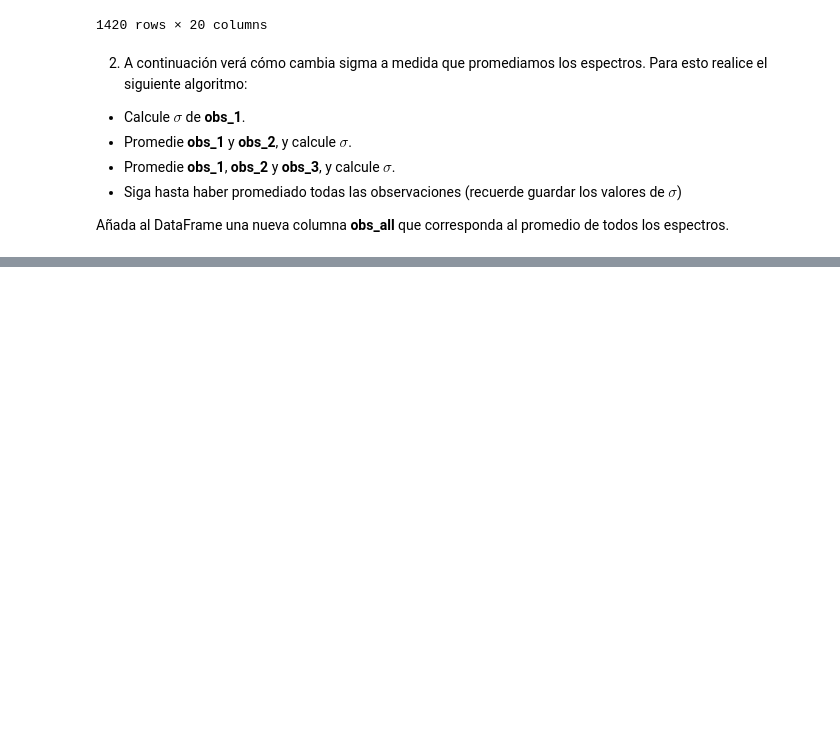
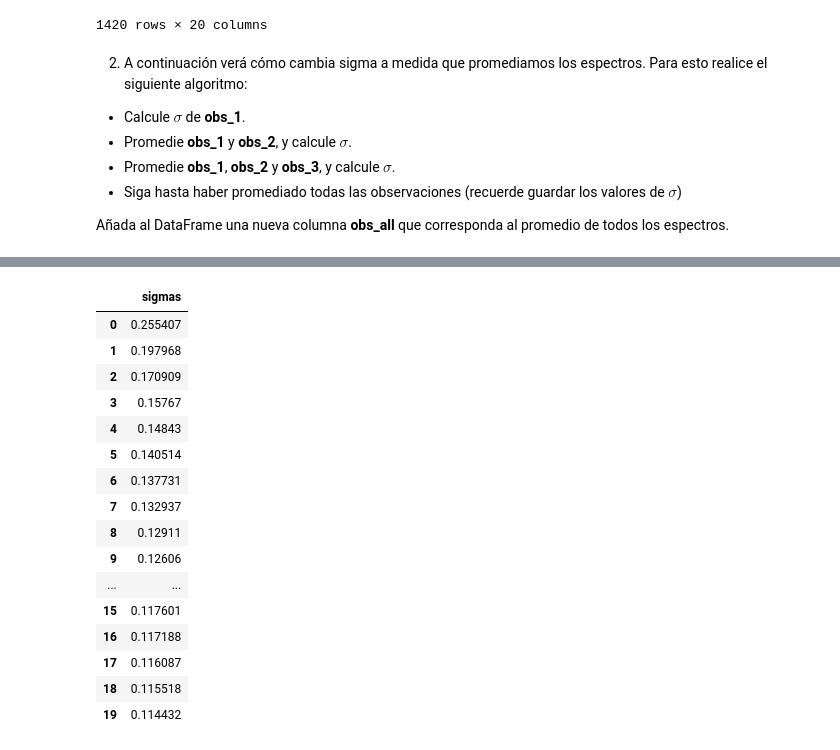
Before and after one commit to Cristobal-Gomez/Tarea-2, a Jupyter notebook: Tarea2.ipynb, the cells around one changed output, grey strips where cells are left out. Cells and saved outputs as stored; diff of their text form; code cells hidden in the pictures; blank space fills up the shorter version.

```diff
--- a/Tarea2.ipynb
+++ b/Tarea2.ipynb
@@ -421,3 +420,23 @@ df_obsall
+# %%
+df_sigma
+# %% [output]
+|  | sigmas |
+| 0 | 0.255407 |
+| 1 | 0.197968 |
+| 2 | 0.170909 |
+| 3 | 0.15767 |
+| 4 | 0.14843 |
+| 5 | 0.140514 |
+| 6 | 0.137731 |
+| 7 | 0.132937 |
+| 8 | 0.12911 |
+| 9 | 0.12606 |
+| ... | ... |
+| 15 | 0.117601 |
+| 16 | 0.117188 |
+| 17 | 0.116087 |
+| 18 | 0.115518 |
+| 19 | 0.114432 |
 # %% [markdown]
  3. Finalmente grafique los valores de $\sigma$ en funcion de $N$, con $N$ el numero de observaciones promediada. ¿Qué ocurre con $\sigma$? ¿Es esperado el resultado? Comente.
 
```
Also changed, not shown: parts of 11 cells of this notebook.
